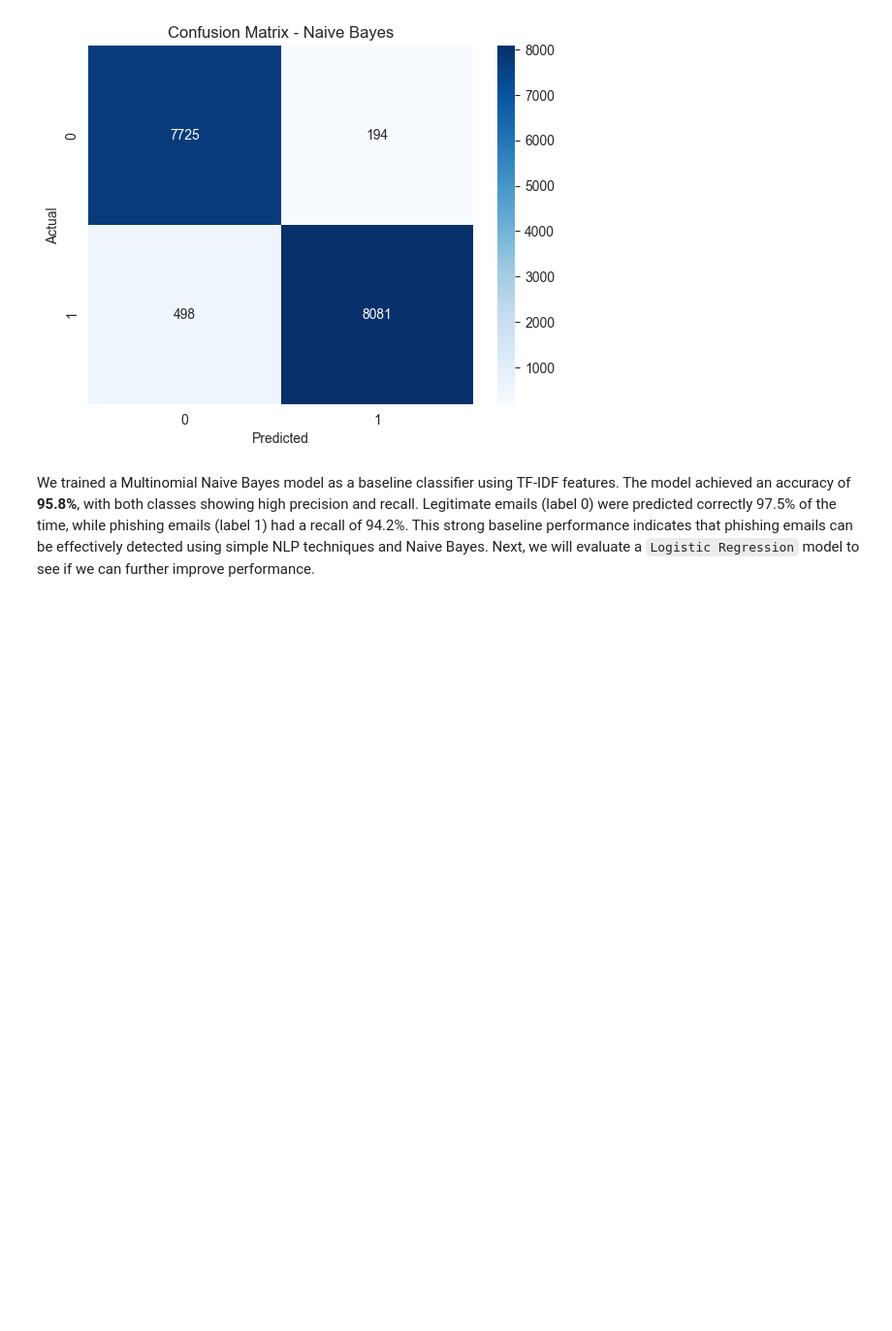
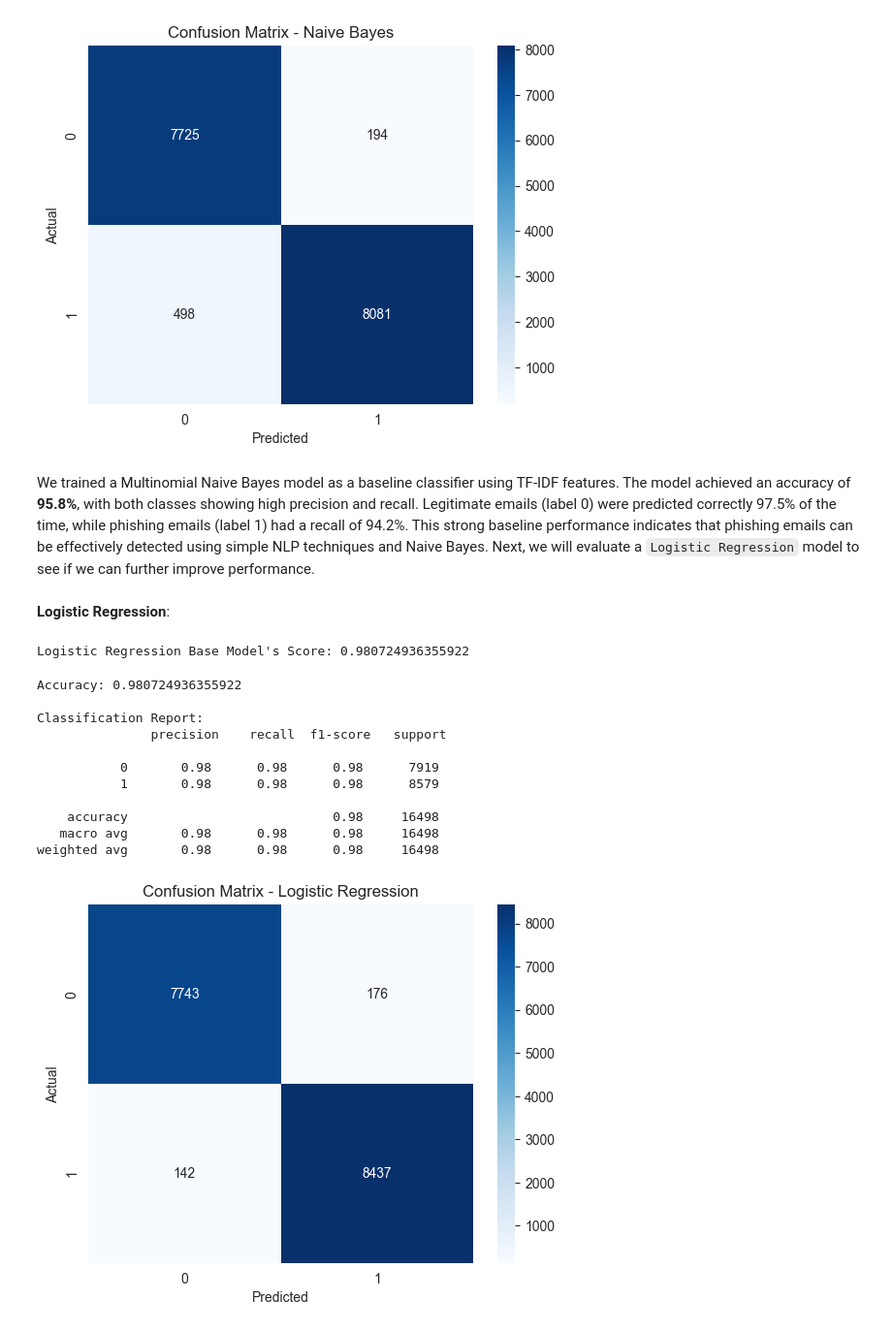
Before and after one commit to otuemre/EmailPhishingDetection, a Jupyter notebook: notebooks/01_training.ipynb, the cells around one changed output. Shown at 97% size. Cells and saved outputs as stored; diff of their text form; code cells hidden in the pictures; blank space fills up the shorter version.

Commit message:
Fit Logistic Regression and SVM models

```diff
--- a/notebooks/01_training.ipynb
+++ b/notebooks/01_training.ipynb
@@ -311,3 +311,44 @@ weighted avg       0.96      0.96      0.96     16498
 [figure]
 # %% [markdown]
 We trained a Multinomial Naive Bayes model as a baseline classifier using TF-IDF features. The model achieved an accuracy of **95.8%**, with both classes showing high precision and recall. Legitimate emails (label 0) were predicted correctly 97.5% of the time, while phishing emails (label 1) had a recall of 94.2%. This strong baseline performance indicates that phishing emails can be effectively detected using simple NLP techniques and Naive Bayes. Next, we will evaluate a `Logistic Regression` model to see if we can further improve performance.
+# %% [markdown]
+**Logistic Regression**:
+# %%
+# Initialize and Fit the model
+log_model = LogisticRegression(max_iter=1000)
+log_model.fit(X_train, y_train)
+
+# Print the Score
+log_score = log_model.score(X_test, y_test)
+print(f"Logistic Regression Base Model's Score: {log_score}")
+
+# Get the Predicts
+y_pred_log = log_model.predict(X_test)
+# %% [output]
+Logistic Regression Base Model's Score: 0.980724936355922
+# %%
+# Accuracy
+print("Accuracy:", accuracy_score(y_test, y_pred_log))
+
+# Detailed Report
+print("\nClassification Report:\n", classification_report(y_test, y_pred_log))
+
+# Confusion Matrix
+sns.heatmap(confusion_matrix(y_test, y_pred_log), annot=True, fmt='d', cmap='Blues')
+plt.title('Confusion Matrix - Logistic Regression')
+plt.xlabel('Predicted')
+plt.ylabel('Actual')
+plt.show()
+# %% [output]
+Accuracy: 0.980724936355922
+
+Classification Report:
+               precision    recall  f1-score   support
+
+           0       0.98      0.98      0.98      7919
+           1       0.98      0.98      0.98      8579
+
+    accuracy                           0.98     16498
+   macro avg       0.98      0.98      0.98     16498
+weighted avg       0.98      0.98      0.98     16498
+[figure, added]
```
Also changed, not shown: parts of 5 cells of this notebook.
